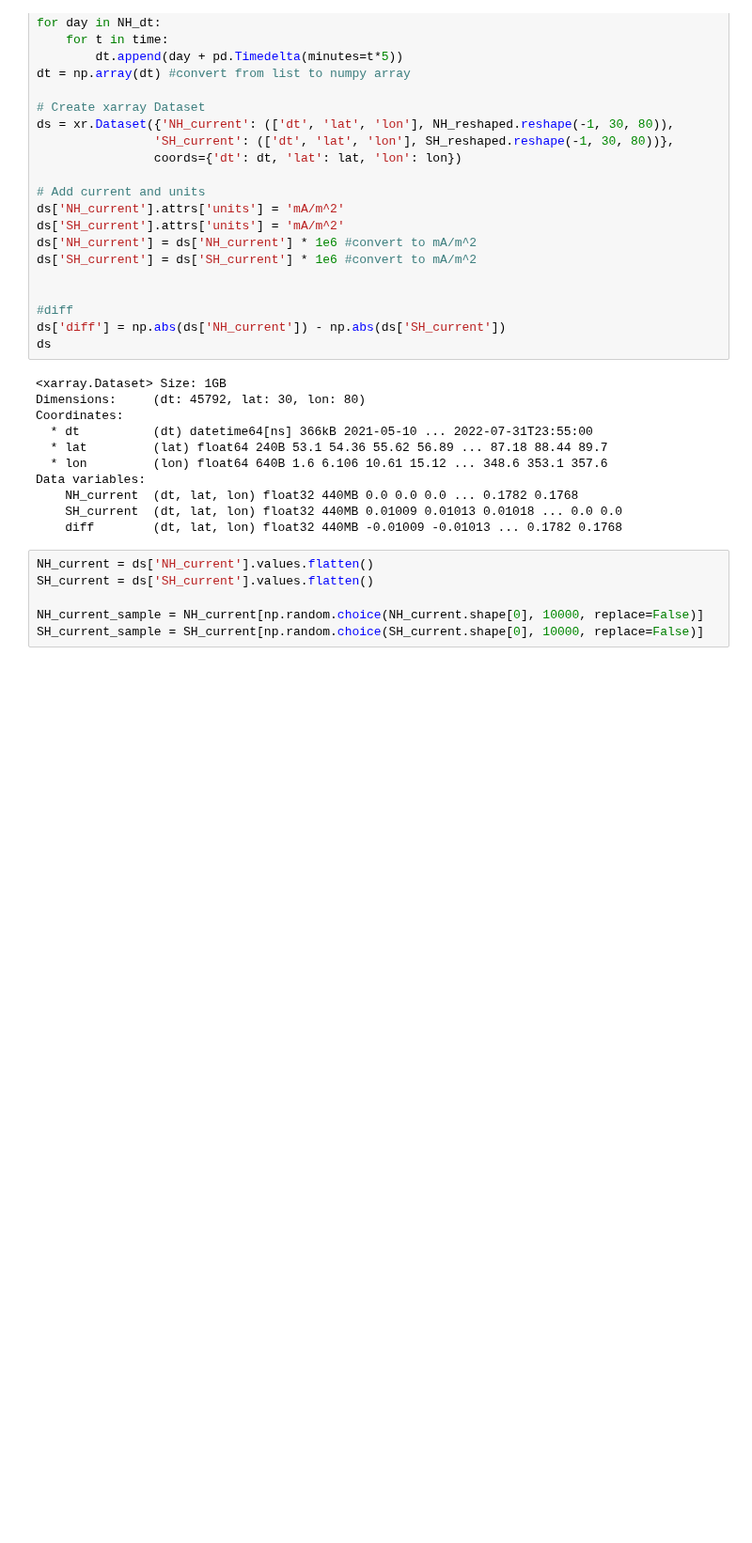
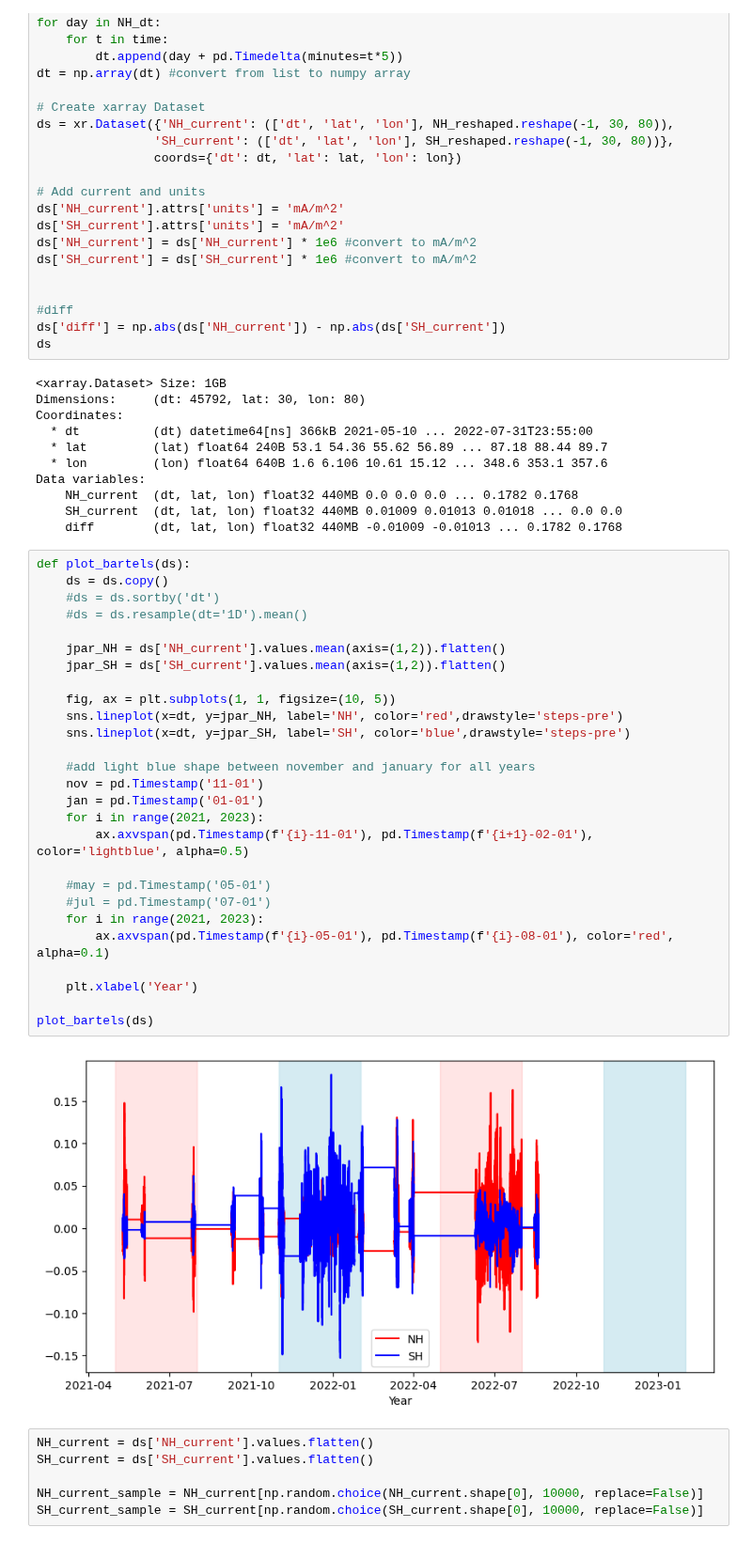
Before and after one commit to reddy-sachin/REPPU-ESN2, a Jupyter notebook: SR_ML/SMRAI_NH-SH_current_PCA.ipynb, the cells around one changed output. Shown at 94% size. Drawn from its saved outputs; the diff is of its cells as text; blank space fills up the shorter version.

```diff
--- a/SR_ML/SMRAI_NH-SH_current_PCA.ipynb
+++ b/SR_ML/SMRAI_NH-SH_current_PCA.ipynb
@@ -74,6 +74,35 @@ Data variables:
     NH_current  (dt, lat, lon) float32 440MB 0.0 0.0 0.0 ... 0.1782 0.1768
     SH_current  (dt, lat, lon) float32 440MB 0.01009 0.01013 0.01018 ... 0.0 0.0
     diff        (dt, lat, lon) float32 440MB -0.01009 -0.01013 ... 0.1782 0.1768
+# %%
+def plot_bartels(ds):
+    ds = ds.copy()
+    #ds = ds.sortby('dt')
+    #ds = ds.resample(dt='1D').mean()
+
+    jpar_NH = ds['NH_current'].values.mean(axis=(1,2)).flatten()
+    jpar_SH = ds['SH_current'].values.mean(axis=(1,2)).flatten()
+
+    fig, ax = plt.subplots(1, 1, figsize=(10, 5))
+    sns.lineplot(x=dt, y=jpar_NH, label='NH', color='red',drawstyle='steps-pre')
+    sns.lineplot(x=dt, y=jpar_SH, label='SH', color='blue',drawstyle='steps-pre')
+
+    #add light blue shape between november and january for all years
+    nov = pd.Timestamp('11-01')
+    jan = pd.Timestamp('01-01')
+    for i in range(2021, 2023):
+        ax.axvspan(pd.Timestamp(f'{i}-11-01'), pd.Timestamp(f'{i+1}-02-01'), color='lightblue', alpha=0.5)
+
+    #may = pd.Timestamp('05-01')
+    #jul = pd.Timestamp('07-01')
+    for i in range(2021, 2023):
+        ax.axvspan(pd.Timestamp(f'{i}-05-01'), pd.Timestamp(f'{i}-08-01'), color='red', alpha=0.1)
+
+    plt.xlabel('Year')
+
+plot_bartels(ds)
+# %% [output]
+[figure, added]
 # %%
 NH_current = ds['NH_current'].values.flatten()
 SH_current = ds['SH_current'].values.flatten()
```
Also changed, not shown: parts of 7 cells of this notebook, 10 other files.
